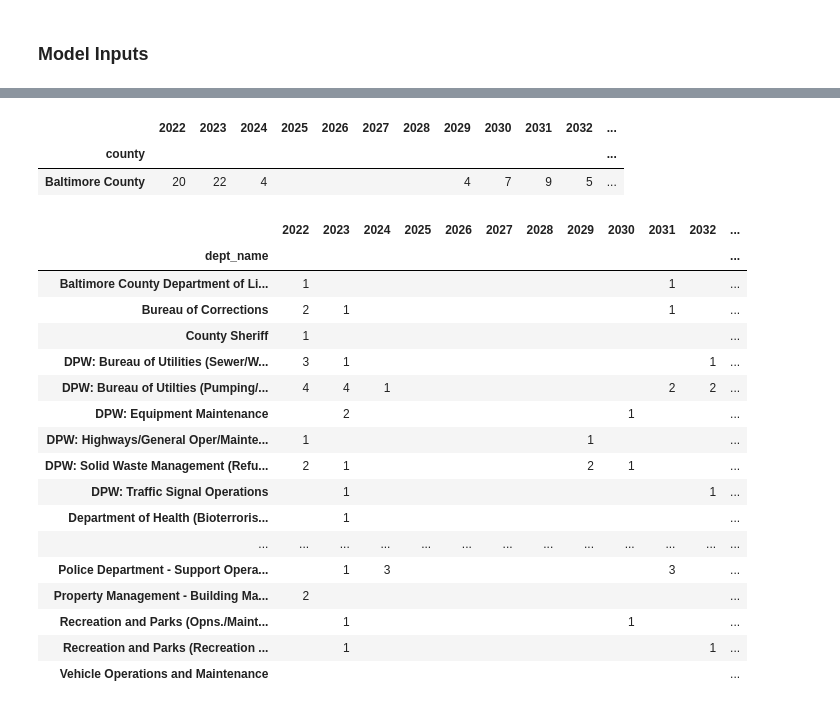
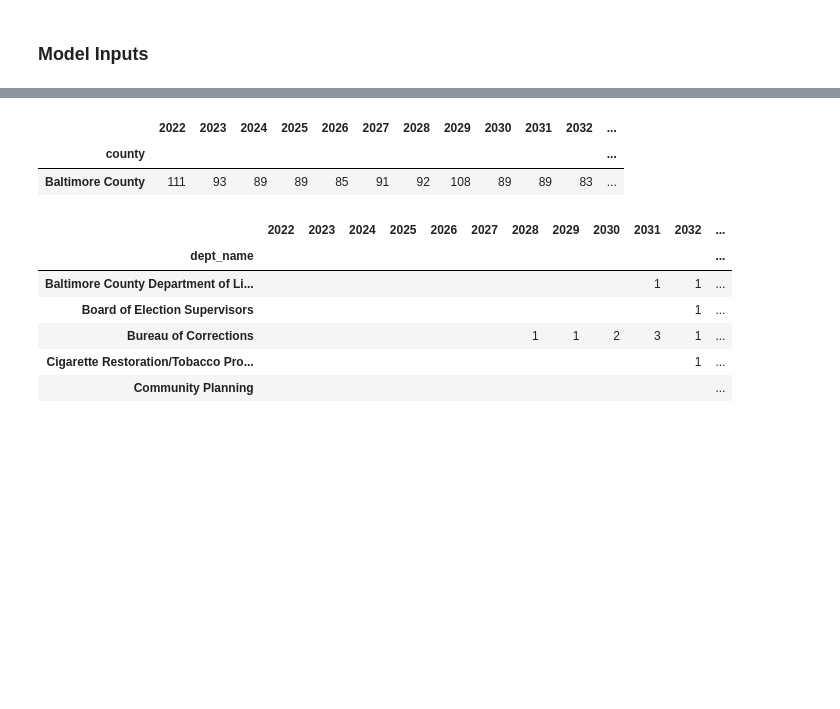
Before and after one commit to evanlynch/green-fleet-replacement-planner, a Jupyter notebook: notebooks/replacement_schedule_mip_dev.ipynb, the cells around one changed output, grey strips where cells are left out. Cells and saved outputs as stored; diff of their text form; code cells hidden in the pictures; blank space fills up the shorter version.

```diff
--- a/notebooks/replacement_schedule_mip_dev.ipynb
+++ b/notebooks/replacement_schedule_mip_dev.ipynb
@@ -28,18 +28,19 @@ UI_params = {
     'maintenance_budget_rate':0.03,
     'planning_interval':[2022,2037],
     'emissions_baseline': 2031705,#metric tons
-    'emissions_target_pct_of_base':1.0,
+    'emissions_target_pct_of_base':0.10,
     'min_miles_replacement_threshold':150000,#miles
     'min_vehicle_age_replacement_threshold':60,#years
     'max_vehicles_per_station':1000,
     'objective_weights':{'cost':0.70,'emissions':0.30},
 }
 # %%
-data = pd.read_excel('../data/17MAR_data_template.xlsx').head(50)
+data = pd.read_excel('../data/17MAR_data_template.xlsx')#.head(250)
 data['current_age'] = datetime.datetime.now().year - pd.to_datetime(data.purchasedate).dt.year
 data = data.reset_index().rename({"index":"vehicle_idx"},axis=1)
 data['county'] = 'Baltimore County'
 data = data.drop_duplicates('equipmentid')
+data = data[data.vehicle_idx<1458]
 # %%
 inputs = MIP_Inputs(data,UI_params)
 # %%
@@ -79,26 +80,15 @@ data.groupby(['county'])[inputs.years].sum().replace({0:''})
 # %% [output]
 |  | 2022 | 2023 | 2024 | 2025 | 2026 | 2027 | 2028 | 2029 | 2030 | 2031 | 2032 | ... |
 | county |  |  |  |  |  |  |  |  |  |  |  | ... |
-| Baltimore County | 20 | 22 | 4 |  |  |  |  | 4 | 7 | 9 | 5 | ... |
+| Baltimore County | 111 | 93 | 89 | 89 | 85 | 91 | 92 | 108 | 89 | 89 | 83 | ... |
 # %%
-data.groupby(['dept_name'])[inputs.years].sum().replace({0:''})
+data.groupby(['dept_name'])[inputs.years].sum().replace({0:''}).head()
 # %% [output]
 |  | 2022 | 2023 | 2024 | 2025 | 2026 | 2027 | 2028 | 2029 | 2030 | 2031 | 2032 | ... |
 | dept_name |  |  |  |  |  |  |  |  |  |  |  | ... |
-| Baltimore County Department of Li... | 1 |  |  |  |  |  |  |  |  | 1 |  | ... |
-| Bureau of Corrections | 2 | 1 |  |  |  |  |  |  |  | 1 |  | ... |
-| County Sheriff | 1 |  |  |  |  |  |  |  |  |  |  | ... |
-| DPW: Bureau of Utilities (Sewer/W... | 3 | 1 |  |  |  |  |  |  |  |  | 1 | ... |
-| DPW: Bureau of Utilties (Pumping/... | 4 | 4 | 1 |  |  |  |  |  |  | 2 | 2 | ... |
-| DPW: Equipment Maintenance |  | 2 |  |  |  |  |  |  | 1 |  |  | ... |
-| DPW: Highways/General Oper/Mainte... | 1 |  |  |  |  |  |  | 1 |  |  |  | ... |
-| DPW: Solid Waste Management (Refu... | 2 | 1 |  |  |  |  |  | 2 | 1 |  |  | ... |
-| DPW: Traffic Signal Operations |  | 1 |  |  |  |  |  |  |  |  | 1 | ... |
-| Department of Health (Bioterroris... |  | 1 |  |  |  |  |  |  |  |  |  | ... |
-| ... | ... | ... | ... | ... | ... | ... | ... | ... | ... | ... | ... | ... |
-| Police Department - Support Opera... |  | 1 | 3 |  |  |  |  |  |  | 3 |  | ... |
-| Property Management - Building Ma... | 2 |  |  |  |  |  |  |  |  |  |  | ... |
-| Recreation and Parks (Opns./Maint... |  | 1 |  |  |  |  |  |  | 1 |  |  | ... |
-| Recreation and Parks (Recreation ... |  | 1 |  |  |  |  |  |  |  |  | 1 | ... |
-| Vehicle Operations and Maintenance |  |  |  |  |  |  |  |  |  |  |  | ... |
+| Baltimore County Department of Li... |  |  |  |  |  |  |  |  |  | 1 | 1 | ... |
+| Board of Election Supervisors |  |  |  |  |  |  |  |  |  |  | 1 | ... |
+| Bureau of Corrections |  |  |  |  |  |  | 1 | 1 | 2 | 3 | 1 | ... |
+| Cigarette Restoration/Tobacco Pro... |  |  |  |  |  |  |  |  |  |  | 1 | ... |
+| Community Planning |  |  |  |  |  |  |  |  |  |  |  | ... |
 # %%
```
Also changed, not shown: parts of 12 cells of this notebook, 5 other files.
